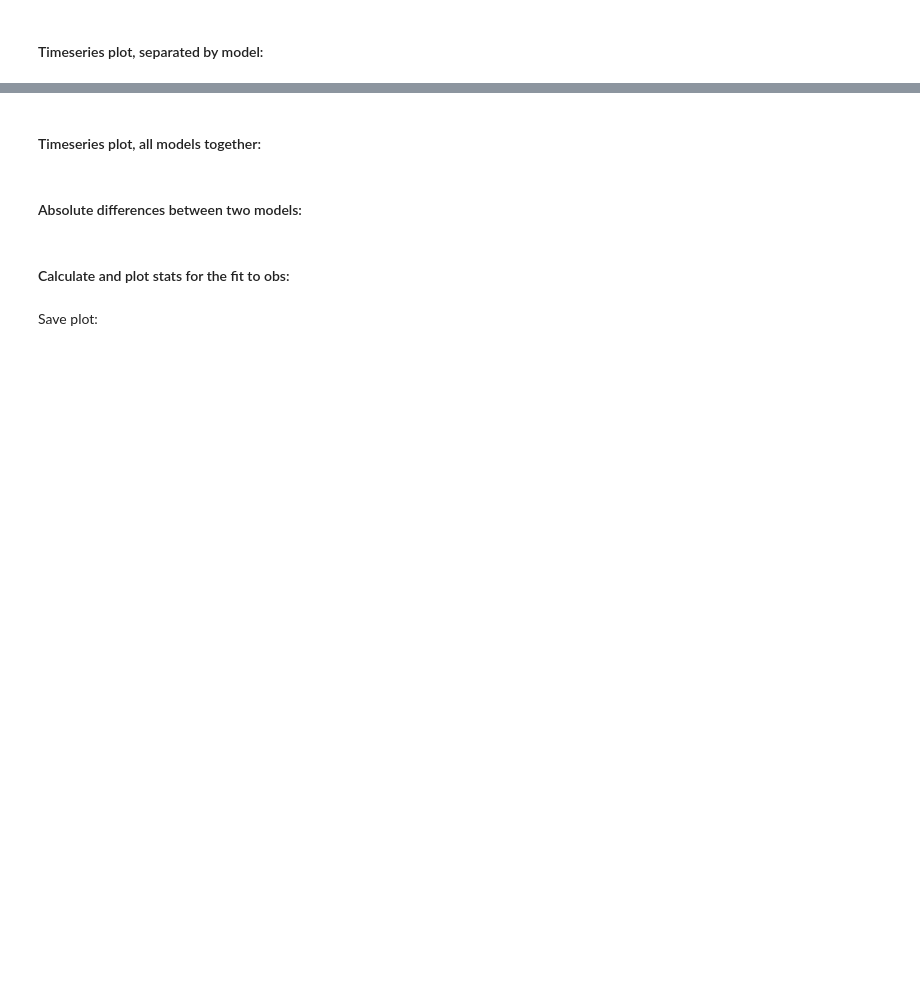
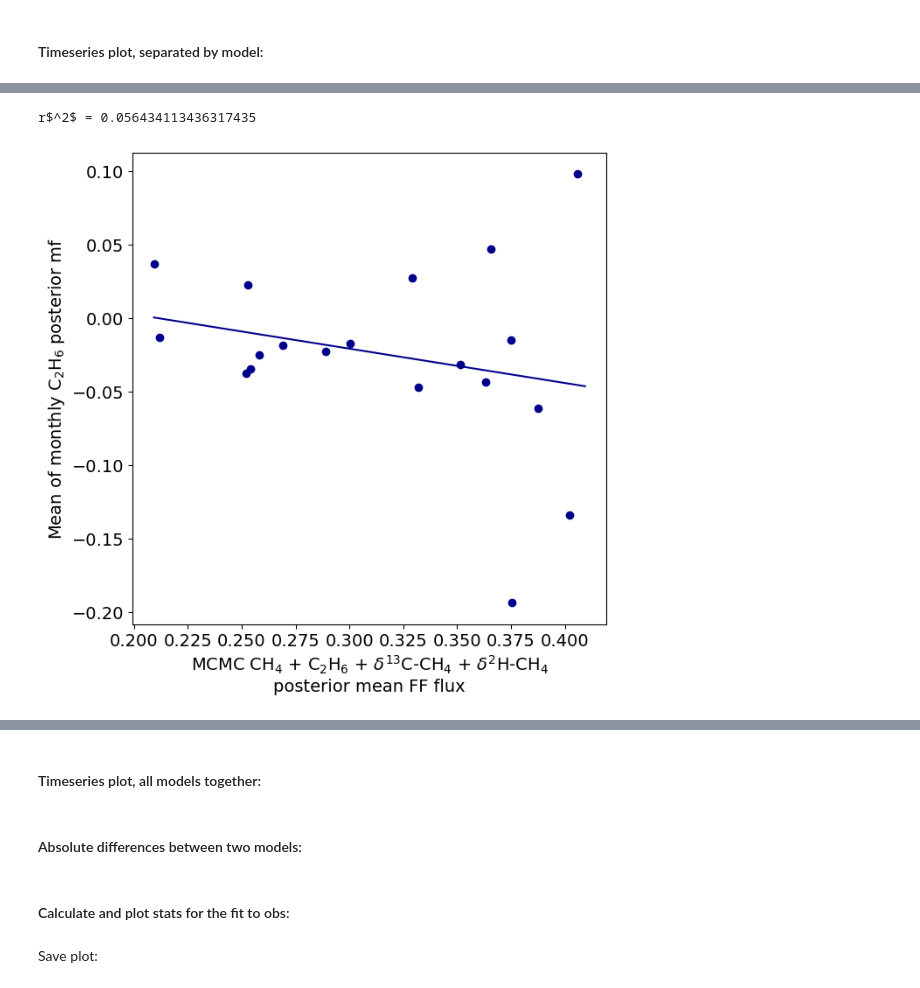
Before and after one commit to openghg/fluxie, a Jupyter notebook: PARIS_inversion_results.ipynb, the cells around one changed output, grey strips where cells are left out. Drawn from its saved outputs; the diff is of its cells as text; code cells hidden in the pictures; blank space fills up the shorter version.

```diff
--- a/PARIS_inversion_results.ipynb
+++ b/PARIS_inversion_results.ipynb
@@ -339,0 +364,41 @@ fig = func.plot_obs_modelled_separate(ds_all_mf_sliced,plot_species,site,model_l
+# %%
+ym = ['2022-01-01','2022-02-01','2022-03-01','2022-04-01','2022-05-01','2022-06-01','2022-07-01',
+      '2022-08-01','2022-09-01','2022-10-01','2022-11-01','2022-12-01',
+      '2023-01-01','2023-02-01','2023-03-01','2023-04-01','2023-05-01','2023-06-01','2023-07-01',
+      '2023-08-01','2023-09-01','2023-10-01']
+post_mf = []
+model = 'mcmc_c2h6_d13_dD'
+model = 'mcmc_c2h6'
+for i in ym:
+    t_index = np.logical_and(ds_all_mf_sliced[model]['time_c2h6'].values >= np.datetime64(i),
+                             ds_all_mf_sliced[model]['time_c2h6'].values < (np.datetime64(i)+np.timedelta64(30,'D')))
+    c2h6_base = np.nanpercentile(ds_all_mf_sliced[model]['Yapost_c2h6'].values[t_index],25)
+    post_mf.append(np.nanmean(ds_all_mf_sliced[model]['YapostBC_c2h6'].values[t_index]-c2h6_base))
+    #post_mf.append(np.nanmean(ds_all_mf_sliced[model]['YapostBC_c2h6'].values[t_index]))
+# %%
+c_index = np.where(ds_all_flux_scaled[model]['countrynumber'].values == 'GBR')[0][0]
+ff_flux = ds_all_flux_scaled[model]['country_flux_FF_posterior'][:,c_index].values
+
+post_mf = np.array(post_mf)
+
+post_mf_finite = np.isfinite(post_mf)
+post_mf_no_nans = post_mf[post_mf_finite]
+ff_flux_no_nans = ff_flux[post_mf_finite]
+
+ff_flux_finite = np.isfinite(ff_flux_no_nans)
+post_mf_no_nans = post_mf_no_nans[ff_flux_finite]
+ff_flux_no_nans = ff_flux_no_nans[ff_flux_finite]
+
+from code.plotting import generic_plots
+
+fig = generic_plots.scatter_plot_with_basic_linear_regression(a=np.expand_dims(ff_flux_no_nans,axis=1),
+                                                          b=np.expand_dims(post_mf_no_nans,axis=1),
+                                                          a_label=f'{model_labels["mcmc_c2h6_d13_dD"]}\nposterior mean FF flux',
+                                                          #b_label=f'Mean of monthly C$_2$H$_6$ posterior bc - approx obs baseline')
+                                                          b_label=f'Mean of monthly C$_2$H$_6$ posterior mf')
+
+
+#generic_plots.savefig(fig,'/home/h02/aramsden/results/multi_gas_MCMC/real_data_results/scatter_post_c2h6_mf_vs_FF_flux.png')
+# %% [output]
+r$^2$ = 0.056434113436317435
+[figure, added]
```
Also changed, not shown: parts of 12 cells of this notebook, 1 other file.
